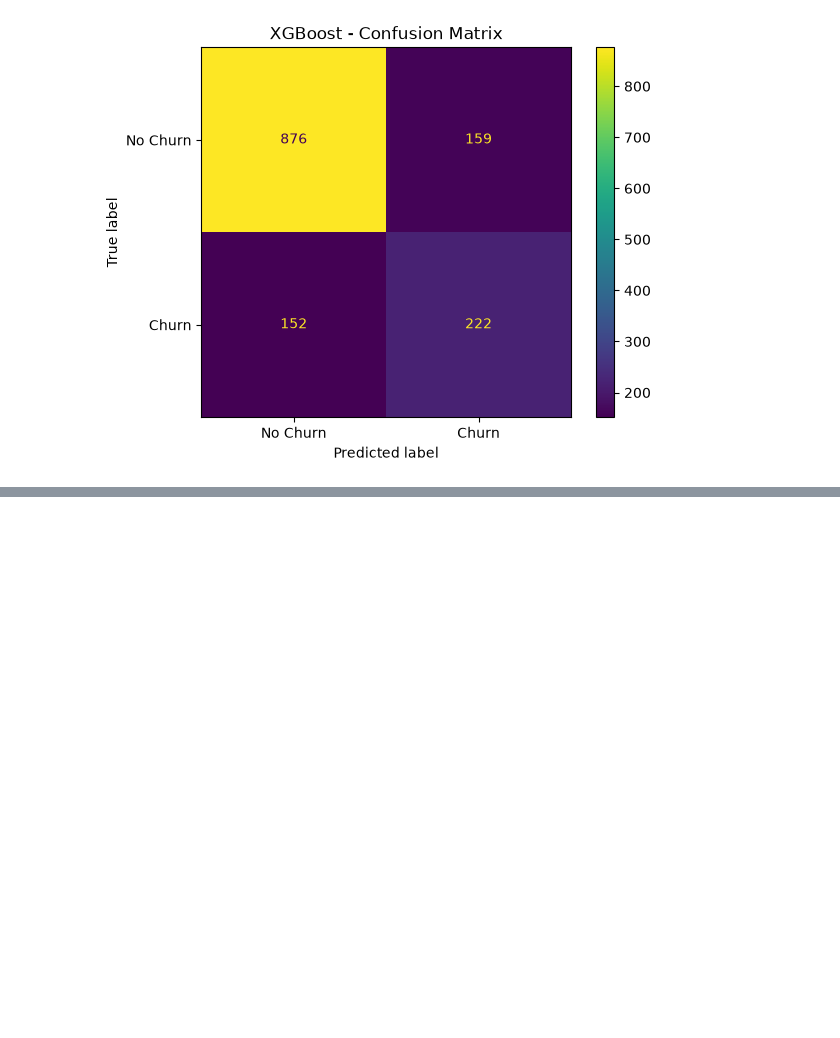
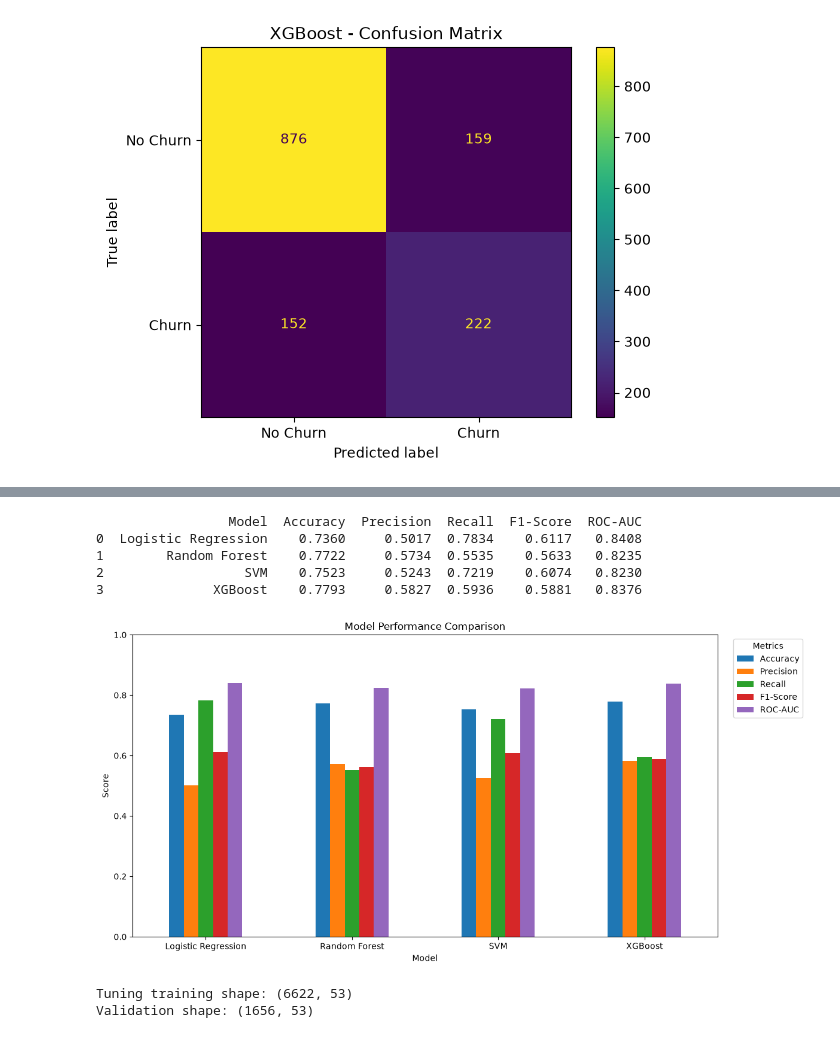
Before and after one commit to abhasj05204/Customer-Churn-Prediction, a Jupyter notebook: notebooks/EDA.ipynb, the cells around one changed output, grey strips where cells are left out. Drawn from its saved outputs; the diff is of its cells as text; code cells hidden in the pictures; blank space fills up the shorter version.

```diff
--- a/notebooks/EDA.ipynb
+++ b/notebooks/EDA.ipynb
@@ -1620,0 +1681,49 @@ plt.show()
+# %%
+# Round metrics for cleaner display
+
+model_comparison_rounded = model_comparison.copy()
+
+metric_columns = [
+    "Accuracy",
+    "Precision",
+    "Recall",
+    "F1-Score",
+    "ROC-AUC"
+]
+
+model_comparison_rounded[metric_columns] = (
+    model_comparison_rounded[metric_columns].round(4)
+)
+
+print(model_comparison_rounded)
+# %% [output]
+                 Model  Accuracy  Precision  Recall  F1-Score  ROC-AUC
+0  Logistic Regression    0.7360     0.5017  0.7834    0.6117   0.8408
+1        Random Forest    0.7722     0.5734  0.5535    0.5633   0.8235
+2                  SVM    0.7523     0.5243  0.7219    0.6074   0.8230
+3              XGBoost    0.7793     0.5827  0.5936    0.5881   0.8376
+# %%
+# Visual comparison of model performance
+
+model_comparison_plot = model_comparison.set_index("Model")
+
+model_comparison_plot.plot(
+    kind="bar",
+    figsize=(12, 6)
+)
+
+plt.title("Model Performance Comparison")
+plt.ylabel("Score")
+plt.xlabel("Model")
+plt.xticks(rotation=0)
+plt.ylim(0, 1)
+
+plt.legend(
+    title="Metrics",
+    bbox_to_anchor=(1.02, 1),
+    loc="upper left"
+)
+plt.tight_layout()
+plt.show()
+# %% [output]
+[figure, added]
@@ -1620,0 +1738,17 @@ plt.show()
+# %%
+# Split the SMOTE training data into
+# training and validation sets
+
+X_tune_train, X_tune_valid, y_tune_train, y_tune_valid = train_test_split(
+    X_train_smote,
+    y_train_smote,
+    test_size=0.20,
+    random_state=42,
+    stratify=y_train_smote
+)
+
+print("Tuning training shape:", X_tune_train.shape)
+print("Validation shape:", X_tune_valid.shape)
+# %% [output]
+Tuning training shape: (6622, 53)
+Validation shape: (1656, 53)
```
Also changed, not shown: parts of 21 cells of this notebook.
